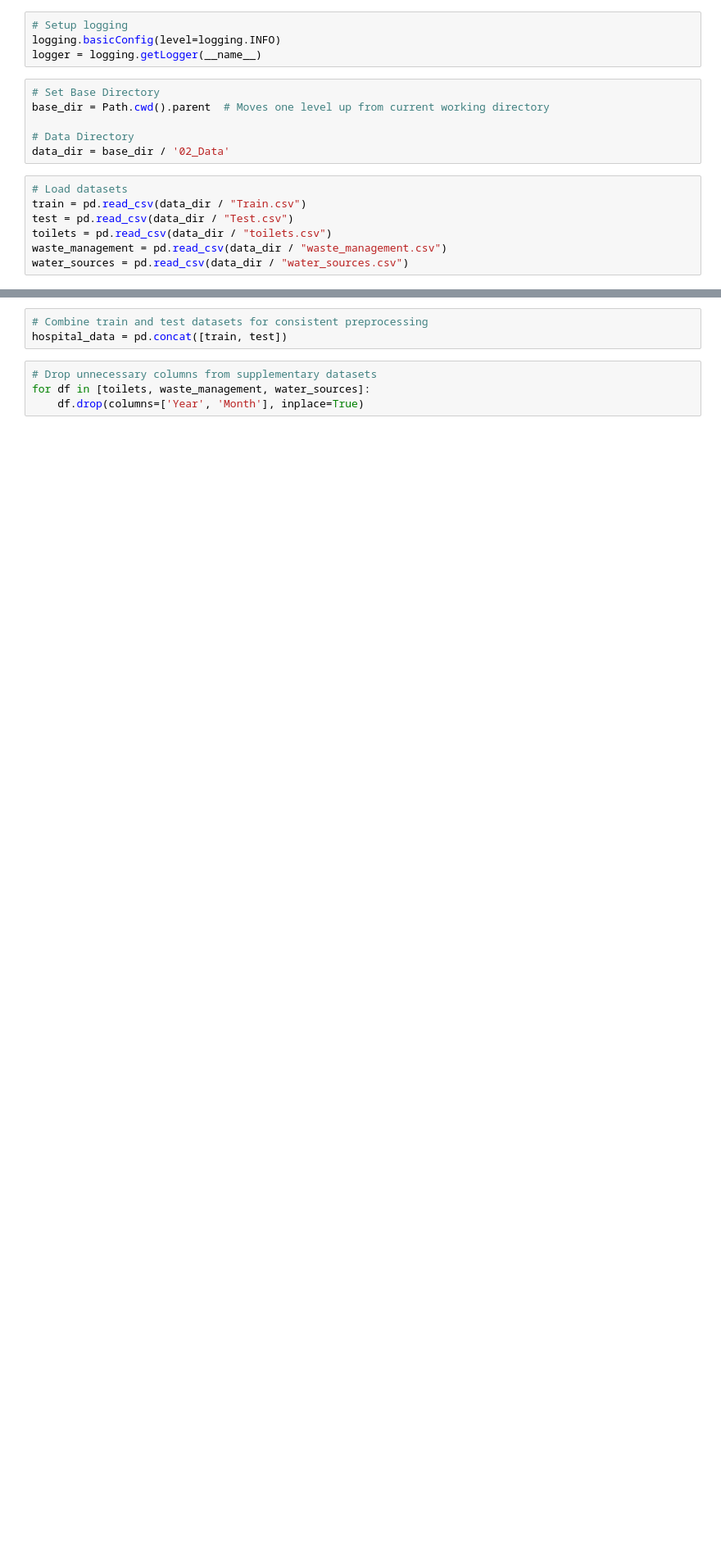
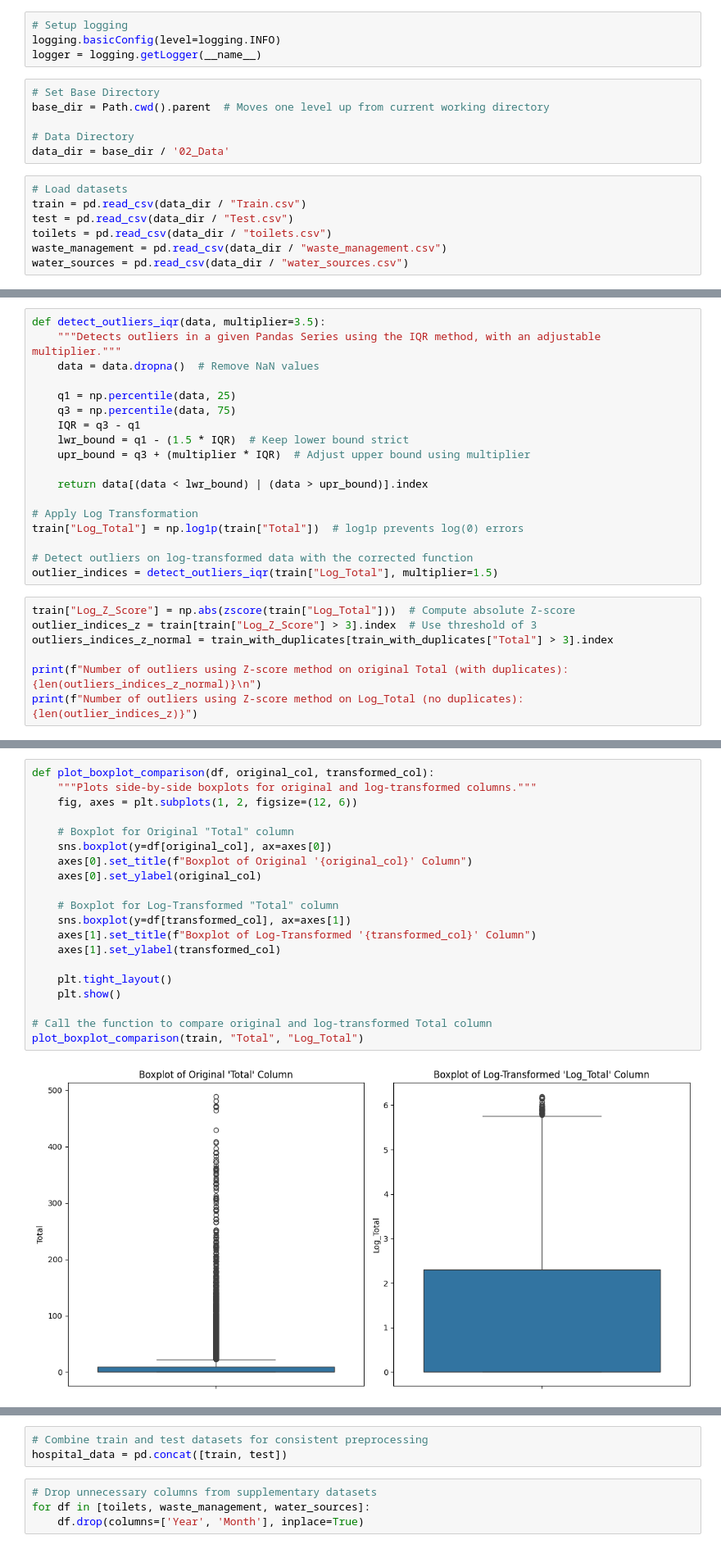
Before and after one commit to malambomutila/SUA-Outsmarting-Outbreaks-Challenge, a Jupyter notebook: 03_Scripts/Outsmart.ipynb, the cells around one changed output, grey strips where cells are left out. Shown at 82% size. Saved outputs shown, nothing was run; the diff lists cells and outputs as text; blank space fills up the shorter version.

```diff
--- a/03_Scripts/Outsmart.ipynb
+++ b/03_Scripts/Outsmart.ipynb
@@ -34,0 +348,25 @@ water_sources = pd.read_csv(data_dir / "water_sources.csv")
+# %%
+def detect_outliers_iqr(data, multiplier=3.5):
+    """Detects outliers in a given Pandas Series using the IQR method, with an adjustable multiplier."""
+    data = data.dropna()  # Remove NaN values
+
+    q1 = np.percentile(data, 25)
+    q3 = np.percentile(data, 75)
+    IQR = q3 - q1
+    lwr_bound = q1 - (1.5 * IQR)  # Keep lower bound strict
+    upr_bound = q3 + (multiplier * IQR)  # Adjust upper bound using multiplier
+
+    return data[(data < lwr_bound) | (data > upr_bound)].index
+
+# Apply Log Transformation
+train["Log_Total"] = np.log1p(train["Total"])  # log1p prevents log(0) errors
+
+# Detect outliers on log-transformed data with the corrected function
+outlier_indices = detect_outliers_iqr(train["Log_Total"], multiplier=1.5)
+# %%
+train["Log_Z_Score"] = np.abs(zscore(train["Log_Total"]))  # Compute absolute Z-score
+outlier_indices_z = train[train["Log_Z_Score"] > 3].index  # Use threshold of 3
+outliers_indices_z_normal = train_with_duplicates[train_with_duplicates["Total"] > 3].index
+
+print(f"Number of outliers using Z-score method on original Total (with duplicates): {len(outliers_indices_z_normal)}\n")
+print(f"Number of outliers using Z-score method on Log_Total (no duplicates): {len(outlier_indices_z)}")
@@ -34,0 +377,22 @@ water_sources = pd.read_csv(data_dir / "water_sources.csv")
+# %%
+def plot_boxplot_comparison(df, original_col, transformed_col):
+    """Plots side-by-side boxplots for original and log-transformed columns."""
+    fig, axes = plt.subplots(1, 2, figsize=(12, 6))
+
+    # Boxplot for Original "Total" column
+    sns.boxplot(y=df[original_col], ax=axes[0])
+    axes[0].set_title(f"Boxplot of Original '{original_col}' Column")
+    axes[0].set_ylabel(original_col)
+
+    # Boxplot for Log-Transformed "Total" column
+    sns.boxplot(y=df[transformed_col], ax=axes[1])
+    axes[1].set_title(f"Boxplot of Log-Transformed '{transformed_col}' Column")
+    axes[1].set_ylabel(transformed_col)
+
+    plt.tight_layout()
+    plt.show()
+
+# Call the function to compare original and log-transformed Total column
+plot_boxplot_comparison(train, "Total", "Log_Total")
+# %% [output]
+[figure, added]
```
Also changed, not shown: parts of 60 cells of this notebook, 3 other files.
